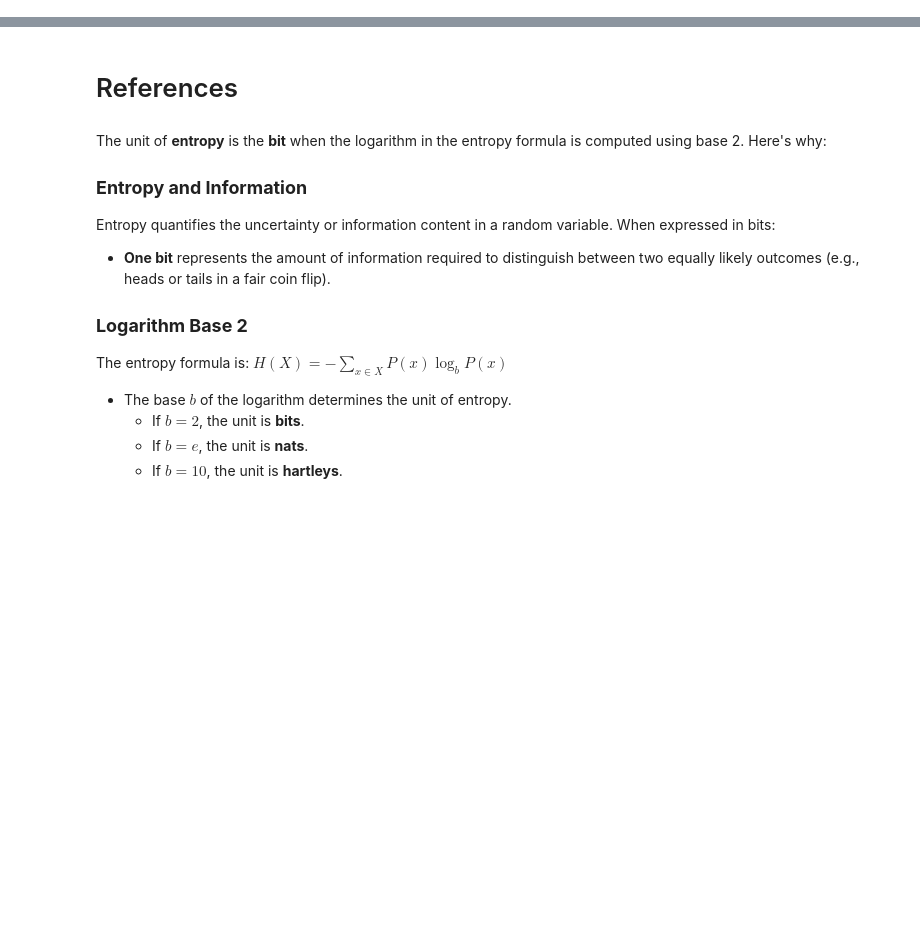
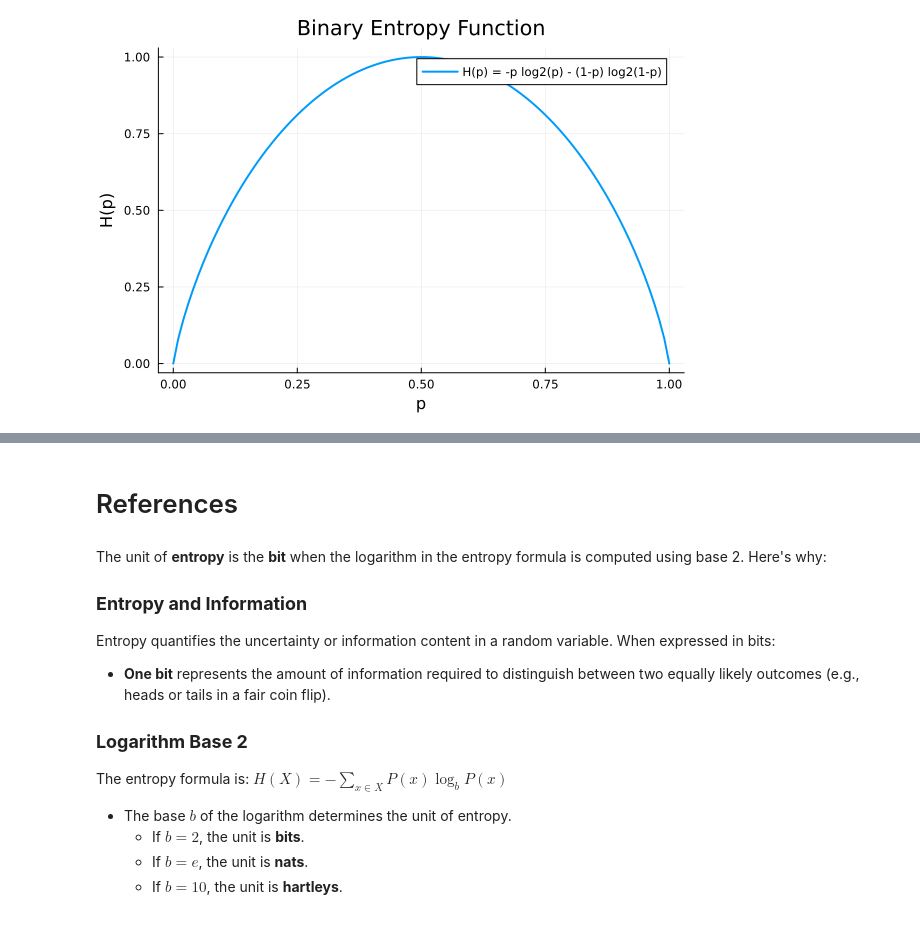
Before and after one commit to setrar/InfoTheo_2, a Jupyter notebook: Lectures/lecture01-notes.ipynb, the cells around one changed output, grey strips where cells are left out. Cells and saved outputs as stored; diff of their text form; code cells hidden in the pictures; blank space fills up the shorter version.

```diff
--- a/Lectures/lecture01-notes.ipynb
+++ b/Lectures/lecture01-notes.ipynb
@@ -0,0 +1,21 @@
+# %%
+using Plots
+
+# Define the entropy function
+function entropy(p)
+    if p == 0 || p == 1
+        return 0.0 # Entropy is zero at extremes
+    else
+        return -p * log2(p) - (1 - p) * log2(1 - p)
+    end
+end
+
+# Generate probabilities and compute entropy
+p_values = 0:0.01:1 # Probability values from 0 to 1
+H_values = [entropy(p) for p in p_values] # Compute entropy for each p
+
+# Plot entropy as a function of p
+plot(p_values, H_values, xlabel="p", ylabel="H(p)", title="Binary Entropy Function",
+     label="H(p) = -p log2(p) - (1-p) log2(1-p)", linewidth=2)
+# %% [output]
+[figure, added]
```
Also changed, not shown: parts of 1 cell of this notebook, 2 other files.
